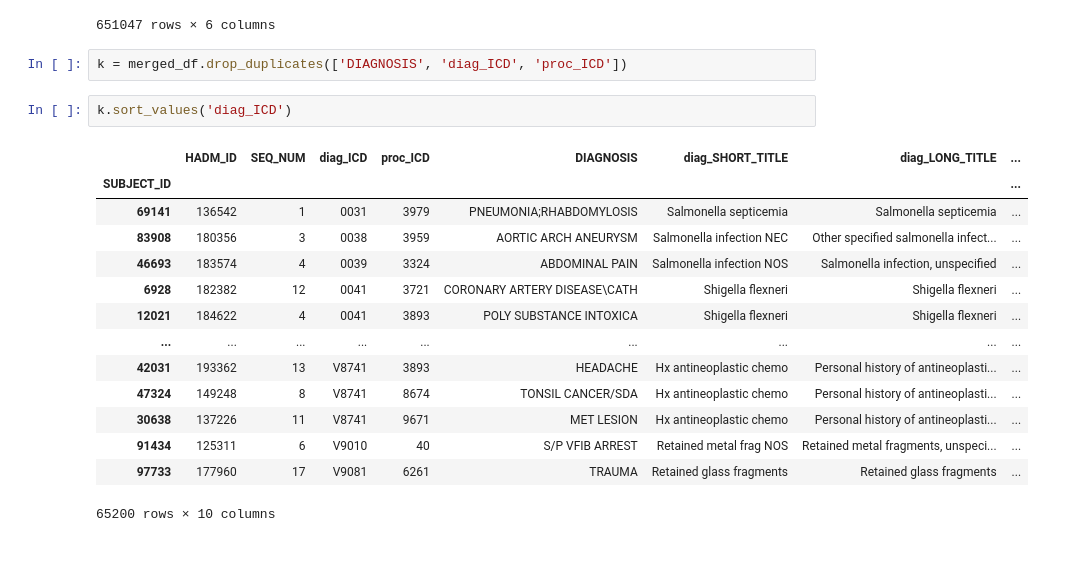
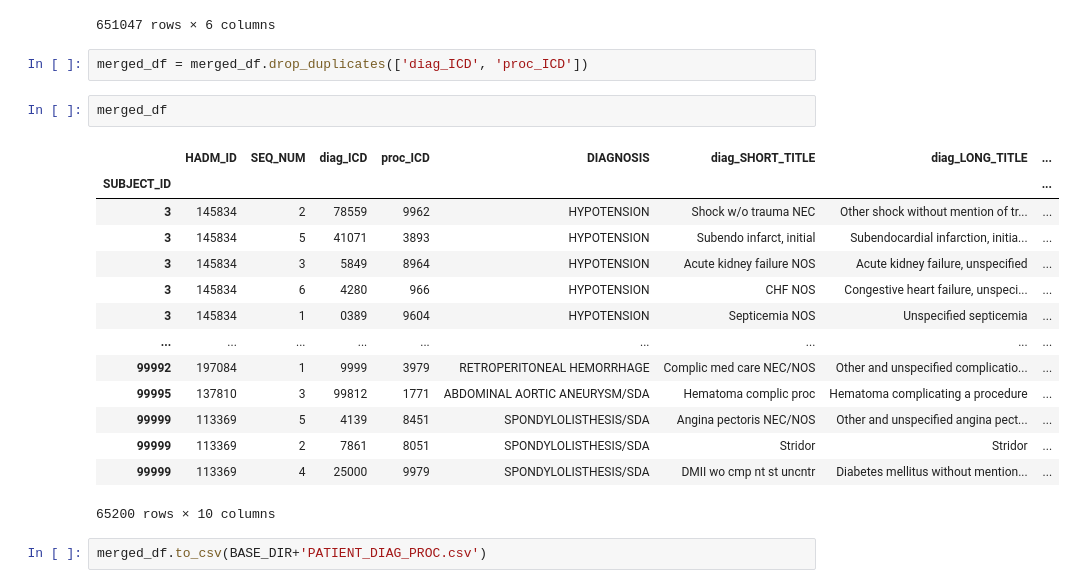
Before and after one commit to kitewatermelon/capstone-EMR, a Jupyter notebook: diag_proc.ipynb, the cells around one changed output. Saved outputs shown, nothing was run; the diff lists cells and outputs as text; blank space fills up the shorter version.

Commit message:
[fix] PATIENT_DIAG_PROC.csv 저장 시점 변경 및 파일명 오류 수정

```diff
--- a/diag_proc.ipynb
+++ b/diag_proc.ipynb
@@ -208,21 +206,23 @@ diagnoses
 | 651046 | 639802 | 97503 | 188195 | 6.0 | 5569 | 245.0 |
 651047 rows × 6 columns
 # %%
-k = merged_df.drop_duplicates(['DIAGNOSIS', 'diag_ICD', 'proc_ICD'])
+merged_df = merged_df.drop_duplicates(['diag_ICD', 'proc_ICD'])
-# %%
-k.sort_values('diag_ICD')
-# %% [output]
-|  | HADM_ID | SEQ_NUM | diag_ICD | proc_ICD | DIAGNOSIS | diag_SHORT_TITLE | diag_LONG_TITLE | ... |
-| SUBJECT_ID |  |  |  |  |  |  |  | ... |
-| 69141 | 136542 | 1 | 0031 | 3979 | PNEUMONIA;RHABDOMYLOSIS | Salmonella septicemia | Salmonella septicemia | ... |
-| 83908 | 180356 | 3 | 0038 | 3959 | AORTIC ARCH ANEURYSM | Salmonella infection NEC | Other specified salmonella infect... | ... |
-| 46693 | 183574 | 4 | 0039 | 3324 | ABDOMINAL PAIN | Salmonella infection NOS | Salmonella infection, unspecified | ... |
-| 6928 | 182382 | 12 | 0041 | 3721 | CORONARY ARTERY DISEASE\CATH | Shigella flexneri | Shigella flexneri | ... |
-| 12021 | 184622 | 4 | 0041 | 3893 | POLY SUBSTANCE INTOXICA | Shigella flexneri | Shigella flexneri | ... |
-| ... | ... | ... | ... | ... | ... | ... | ... | ... |
-| 42031 | 193362 | 13 | V8741 | 3893 | HEADACHE | Hx antineoplastic chemo | Personal history of antineoplasti... | ... |
-| 47324 | 149248 | 8 | V8741 | 8674 | TONSIL CANCER/SDA | Hx antineoplastic chemo | Personal history of antineoplasti... | ... |
-| 30638 | 137226 | 11 | V8741 | 9671 | MET LESION | Hx antineoplastic chemo | Personal history of antineoplasti... | ... |
-| 91434 | 125311 | 6 | V9010 | 40 | S/P VFIB ARREST | Retained metal frag NOS | Retained metal fragments, unspeci... | ... |
-| 97733 | 177960 | 17 | V9081 | 6261 | TRAUMA | Retained glass fragments | Retained glass fragments | ... |
-65200 rows × 10 columns
+# %%
+merged_df
+# %% [output]
+|  | HADM_ID | SEQ_NUM | diag_ICD | proc_ICD | DIAGNOSIS | diag_SHORT_TITLE | diag_LONG_TITLE | ... |
+| SUBJECT_ID |  |  |  |  |  |  |  | ... |
+| 3 | 145834 | 2 | 78559 | 9962 | HYPOTENSION | Shock w/o trauma NEC | Other shock without mention of tr... | ... |
+| 3 | 145834 | 5 | 41071 | 3893 | HYPOTENSION | Subendo infarct, initial | Subendocardial infarction, initia... | ... |
+| 3 | 145834 | 3 | 5849 | 8964 | HYPOTENSION | Acute kidney failure NOS | Acute kidney failure, unspecified | ... |
+| 3 | 145834 | 6 | 4280 | 966 | HYPOTENSION | CHF NOS | Congestive heart failure, unspeci... | ... |
+| 3 | 145834 | 1 | 0389 | 9604 | HYPOTENSION | Septicemia NOS | Unspecified septicemia | ... |
+| ... | ... | ... | ... | ... | ... | ... | ... | ... |
+| 99992 | 197084 | 1 | 9999 | 3979 | RETROPERITONEAL HEMORRHAGE | Complic med care NEC/NOS | Other and unspecified complicatio... | ... |
+| 99995 | 137810 | 3 | 99812 | 1771 | ABDOMINAL AORTIC ANEURYSM/SDA | Hematoma complic proc | Hematoma complicating a procedure | ... |
+| 99999 | 113369 | 5 | 4139 | 8451 | SPONDYLOLISTHESIS/SDA | Angina pectoris NEC/NOS | Other and unspecified angina pect... | ... |
+| 99999 | 113369 | 2 | 7861 | 8051 | SPONDYLOLISTHESIS/SDA | Stridor | Stridor | ... |
+| 99999 | 113369 | 4 | 25000 | 9979 | SPONDYLOLISTHESIS/SDA | DMII wo cmp nt st uncntr | Diabetes mellitus without mention... | ... |
+65200 rows × 10 columns
+# %%
+merged_df.to_csv(BASE_DIR+'PATIENT_DIAG_PROC.csv')
```
Also changed, not shown: parts of 1 cell of this notebook, 1 other file.
